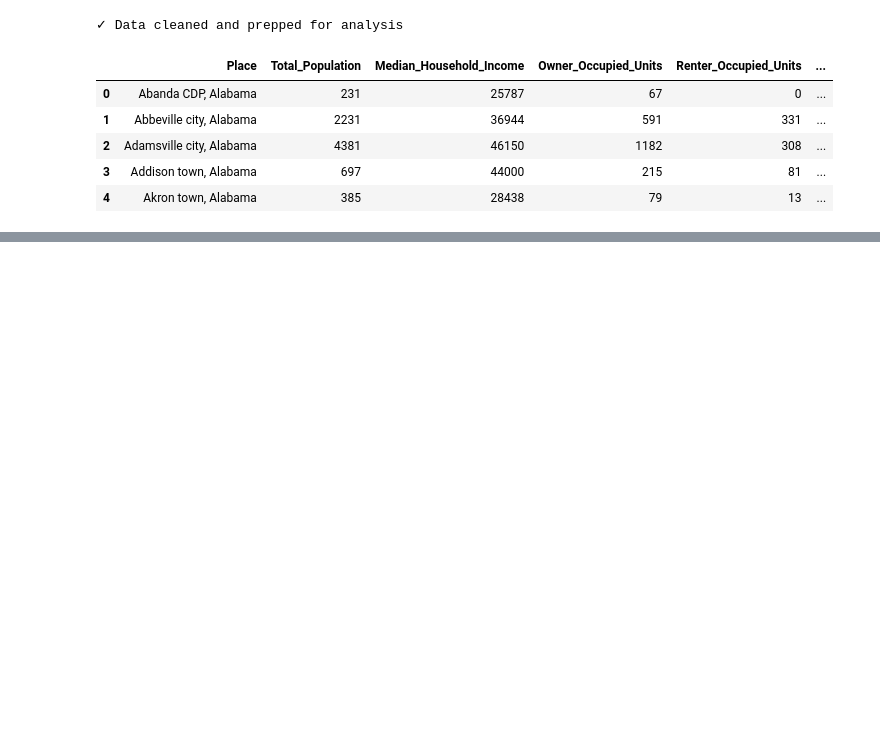
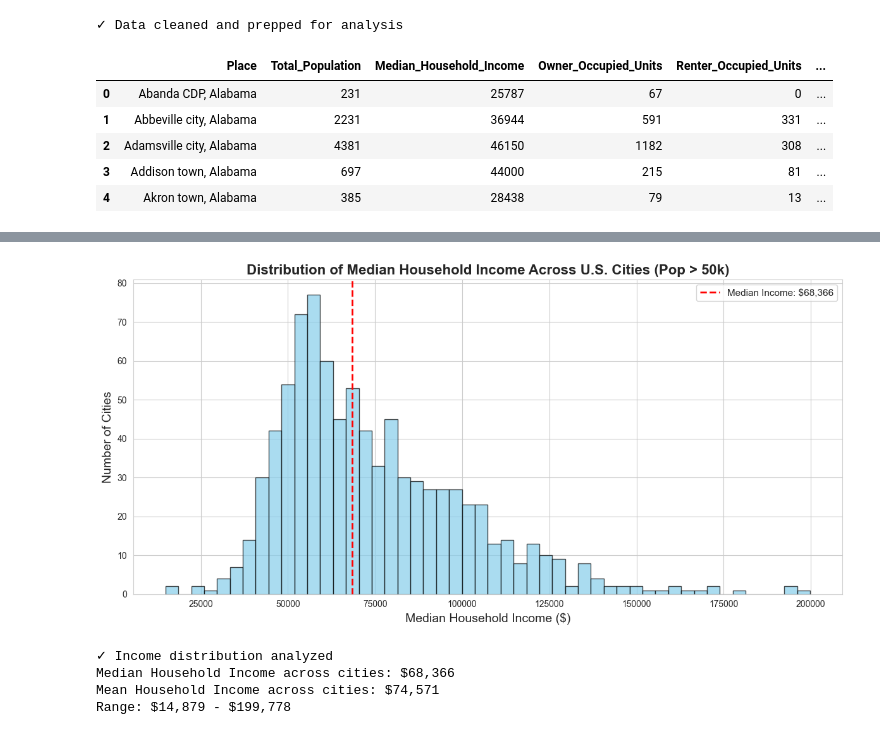
Before and after one commit to Matt-Kobzik/acs-acs-climate-analysis, a Jupyter notebook: notebooks/acs-climate-analysis.ipynb, the cells around one changed output, grey strips where cells are left out. Drawn from its saved outputs; the diff is of its cells as text; code cells hidden in the pictures; blank space fills up the shorter version.

```diff
--- a/notebooks/acs-climate-analysis.ipynb
+++ b/notebooks/acs-climate-analysis.ipynb
@@ -126,3 +126,16 @@ df.head()
 | 2 | Adamsville city, Alabama | 4381 | 46150 | 1182 | 308 | ... |
 | 3 | Addison town, Alabama | 697 | 44000 | 215 | 81 | ... |
 | 4 | Akron town, Alabama | 385 | 28438 | 79 | 13 | ... |
+# %%
+# Adding derived metrics for analytics
+
+# Calculate percentage metrics
+df["Renter_Occupancy_Rate"] = df["Renter_Occupied_Units"] / (df["Owner_Occupied_Units"] + df["Renter_Occupied_Units"])
+df["Public_Transit_Usage_Rate"] = df["Public_Transit_Commuters"] / df["Total_Commuters"]
+df["Walk_Bike_Usage_Rate"] = df["Walk_Bike_Commuters"] / df["Total_Commuters"]
+
+# Filter to cities with meaningful population size
+df = df[df["Total_Population"] >= 50000].copy()
+
+print("✓ Derived metrics added and data filtered")
+df.head()
@@ -128,0 +158,23 @@ df.head()
+# %%
+#Income Distribution
+plt.figure(figsize=(12,6))
+plt.hist(df["Median_Household_Income"], bins=50, color='skyblue', edgecolor='black', alpha=0.7)
+median_income = df["Median_Household_Income"].median()
+plt.axvline(median_income, color='red', linestyle='dashed', linewidth=2, label=f'Median Income: ${median_income:,.0f}')
+plt.title("Distribution of Median Household Income Across U.S. Cities (Pop > 50k)", fontsize=16, fontweight='bold')
+plt.xlabel("Median Household Income ($)", fontsize=14)
+plt.ylabel("Number of Cities", fontsize=14)
+plt.legend(fontsize=11)
+plt.tight_layout()
+plt.show()
+
+print(f"✓ Income distribution analyzed")
+print(f"Median Household Income across cities: ${median_income:,.0f}")
+print(f"Mean Household Income across cities: ${df['Median_Household_Income'].mean():,.0f}")
+print(f"Range: ${df['Median_Household_Income'].min():,.0f} - ${df['Median_Household_Income'].max():,.0f}")
+# %% [output]
+[figure, added]
+✓ Income distribution analyzed
+Median Household Income across cities: $68,366
+Mean Household Income across cities: $74,571
+Range: $14,879 - $199,778
```
Also changed, not shown: parts of 7 cells of this notebook.
